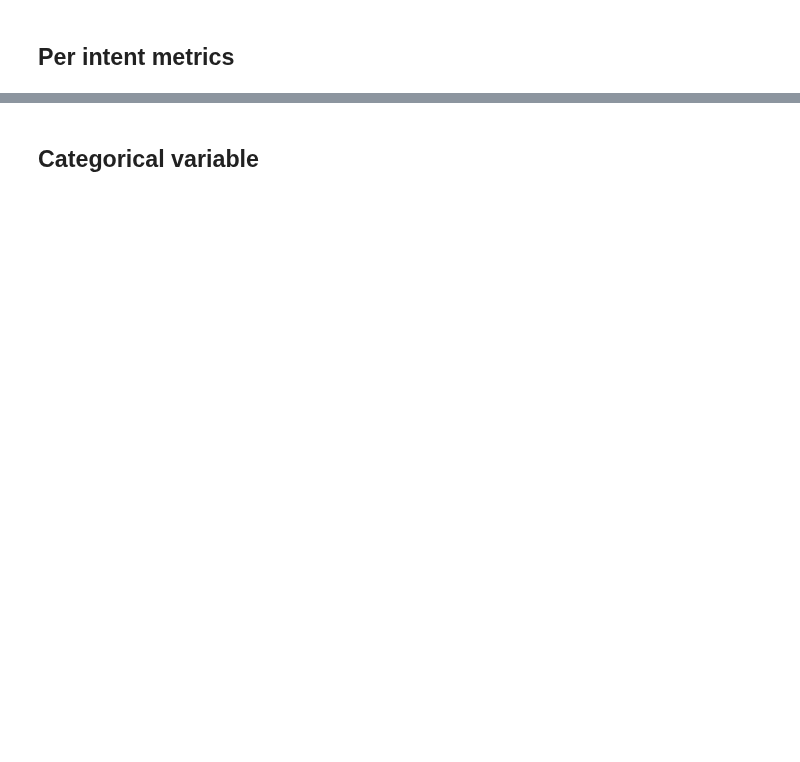
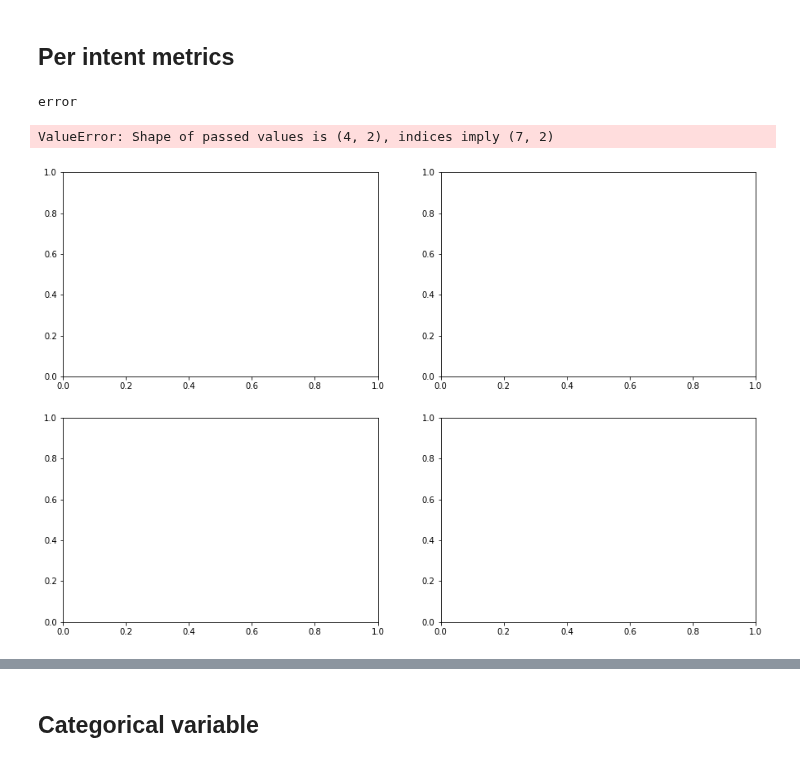
Before and after one commit to sonos/automatic-data-generation, a Jupyter notebook: automatic_data_generation/analysis.ipynb, the cells around one changed output, grey strips where cells are left out. Drawn from its saved outputs; the diff is of its cells as text; code cells hidden in the pictures; blank space fills up the shorter version.

```diff
--- a/automatic_data_generation/analysis.ipynb
+++ b/automatic_data_generation/analysis.ipynb
@@ -339,3 +346,59 @@ for dic in [dic_tr]:
+# %%
+fig, axarr = plt.subplots(2,2, figsize=(15,10))
+axarr = axarr.flatten()
+
+bleu_qualities   = []
+bleu_diversities = []
+originalities    = []
+accuracies       = []
+transfer = []
+
+for irun, run in enumerate(runs):
+
+    try:
+        run['i2int'].remove('None')
+    except:
+        print('error')
+
+
+    bleu_qualities     .append( [run['delexicalised_metrics']['bleu_scores']['quality'][intent]   for intent in run['i2int']] )
+    bleu_diversities   .append( [run['delexicalised_metrics']['bleu_scores']['diversity'][intent] for intent in run['i2int']] )
+    originalities      .append( [run['delexicalised_metrics']['originality'][intent]              for intent in run['i2int']] )
+    transfer           .append( [run['delexicalised_metrics']['transfer']['metric'][intent]       for intent in run['i2int']] )
+    accuracies         .append( [run['delexicalised_metrics']['intent_accuracy'][intent]          for intent in run['i2int']] )
+    metrics = [bleu_qualities, accuracies, originalities, bleu_diversities]
+
+
+
+#    for i, metric in enumerate(metrics):
+#
+#        axarr[i].bar([intent.split(':')[-1] for intent in run['i2int']],
+#                     metric, label=run['args']['pickle'].split('/')[-1] if i==0 else '',
+#                    alpha = 0.2, color = cmap(irun/len(runs)))
+#        for label in axarr[i].get_xmajorticklabels():
+#            label.set_rotation(30)
+#            label.set_horizontalalignment("right")
+#        low, high, delta = min(metric), max(metric), max(metric) - min(metric)
+#        #axarr[i].set_ylim(low - 0.2 * delta, high + 0.2 * delta)
+#        axarr[i].set_xlabel('Class')
+
+df = pd.DataFrame({'metric':bleu_diversities, 'intent':[run['args']['alpha'] for run in runs]}, index=[intent.split(':')[-1] for intent in run['i2int']])
+df
+#df.pivot("column", "val", "group").plot(kind='bar')
+
+#axarr[0].set_ylabel('BLEU quality'  )
+#axarr[1].set_ylabel('Accuracy'      )
+#axarr[2].set_ylabel('Originality'   )
+#axarr[3].set_ylabel('Bleu diversity')
+#
+#fig.suptitle('Queries: {}'.format(run['args']['dataset_size']), fontsize=20)
+#fig.legend(loc='center')
+#
+#fig.tight_layout(rect=[0, 0.03, 1, 0.9])
+# %% [output]
+error
+ValueError: Shape of passed values is (4, 2), indices imply (7, 2)
+[figure, added]
 # %%
 fig, axarr = plt.subplots(2,2, figsize=(15,10))
 axarr = axarr.flatten()
```
Also changed, not shown: parts of 6 cells of this notebook, 4 other files.
